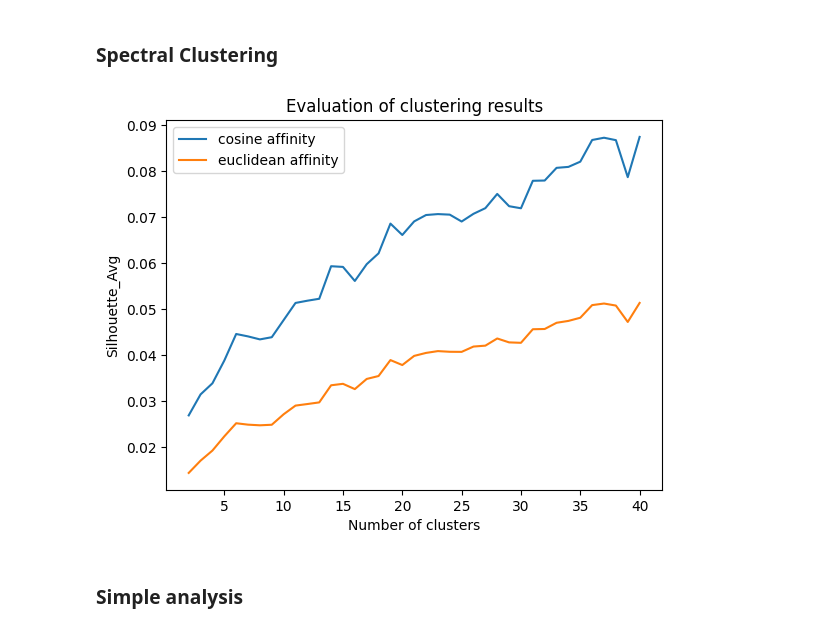
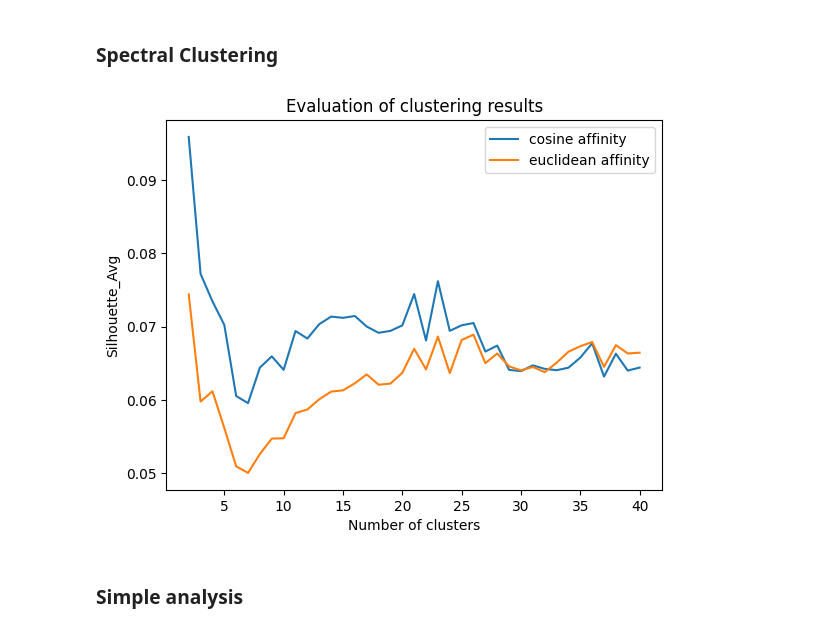
Before and after one commit to Geunhyeong-Han/shs-literature-text-mining, a Jupyter notebook: main.ipynb, the cells around one changed output. Saved outputs shown, nothing was run; the diff lists cells and outputs as text; code cells hidden in the pictures.

```diff
--- a/main.ipynb
+++ b/main.ipynb
@@ -653,40 +652,40 @@ reduced_data = svd.fit_transform(tfidf_matrix)
 metrics = ['cosine', 'euclidean']
 
 cluster_range = range(2, 41)
 
 results = {}
 
 for metric in metrics:
     results[metric] = []
 
     for n_clusters in cluster_range:
         silhouette_avg_list = []
 
-        # # 유사도/거리 행렬 생성
-        # if metric == 'cosine':
-        #     similarity_matrix = cosine_similarity(reduced_data)
-        # elif metric == 'euclidean':
-        #     similarity_matrix = euclidean_distances(reduced_data)
+        # 유사도/거리 행렬 생성
+        if metric == 'cosine':
+            similarity_matrix = cosine_similarity(reduced_data)
+        elif metric == 'euclidean':
+            similarity_matrix = euclidean_distances(reduced_data)
 
         # Spectral Clustering 실행 (10번 반복)
         for _ in range(10):
             sc = SpectralClustering(n_clusters=n_clusters, random_state=0).fit(reduced_data)
             labels=sc.labels_
 
-            silhouette_avg_list.append(silhouette_score(reduced_data, labels, metric=metric))
+            silhouette_avg_list.append(silhouette_score(similarity_matrix, labels))
 
         results[metric].append(np.mean(silhouette_avg_list))
 
 for metric in metrics:
     plt.plot(cluster_range, results[metric], label=f'{metric} affinity')
 
 plt.title('Evaluation of clustering results')
 plt.xlabel('Number of clusters')
 plt.ylabel('Silhouette_Avg')
 plt.legend()
 plt.show()
 # %% [output]
-[figure, old version]
+[figure, new version]
 # %% [markdown]
 ### Simple analysis
 # %% [markdown]
```
Also changed, not shown: parts of 8 cells of this notebook.
